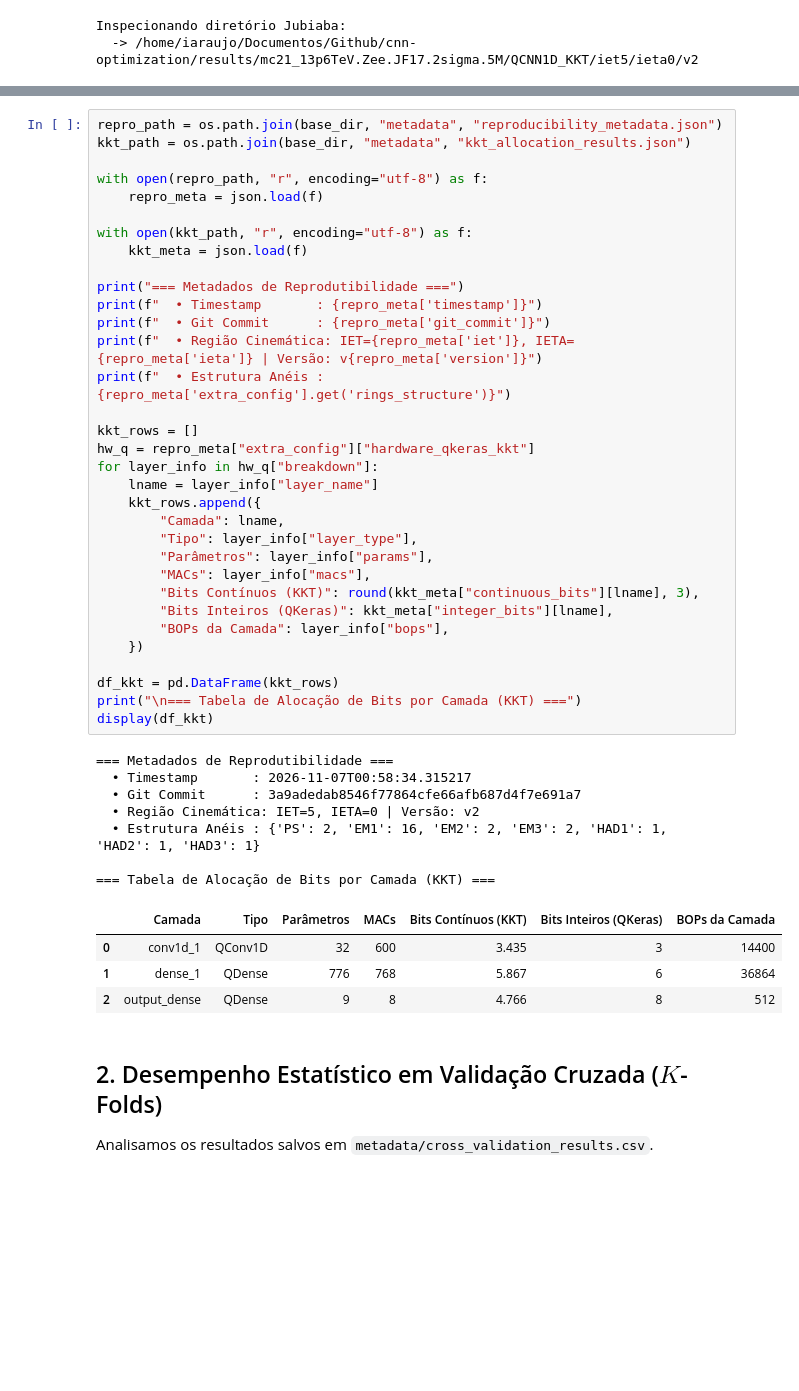
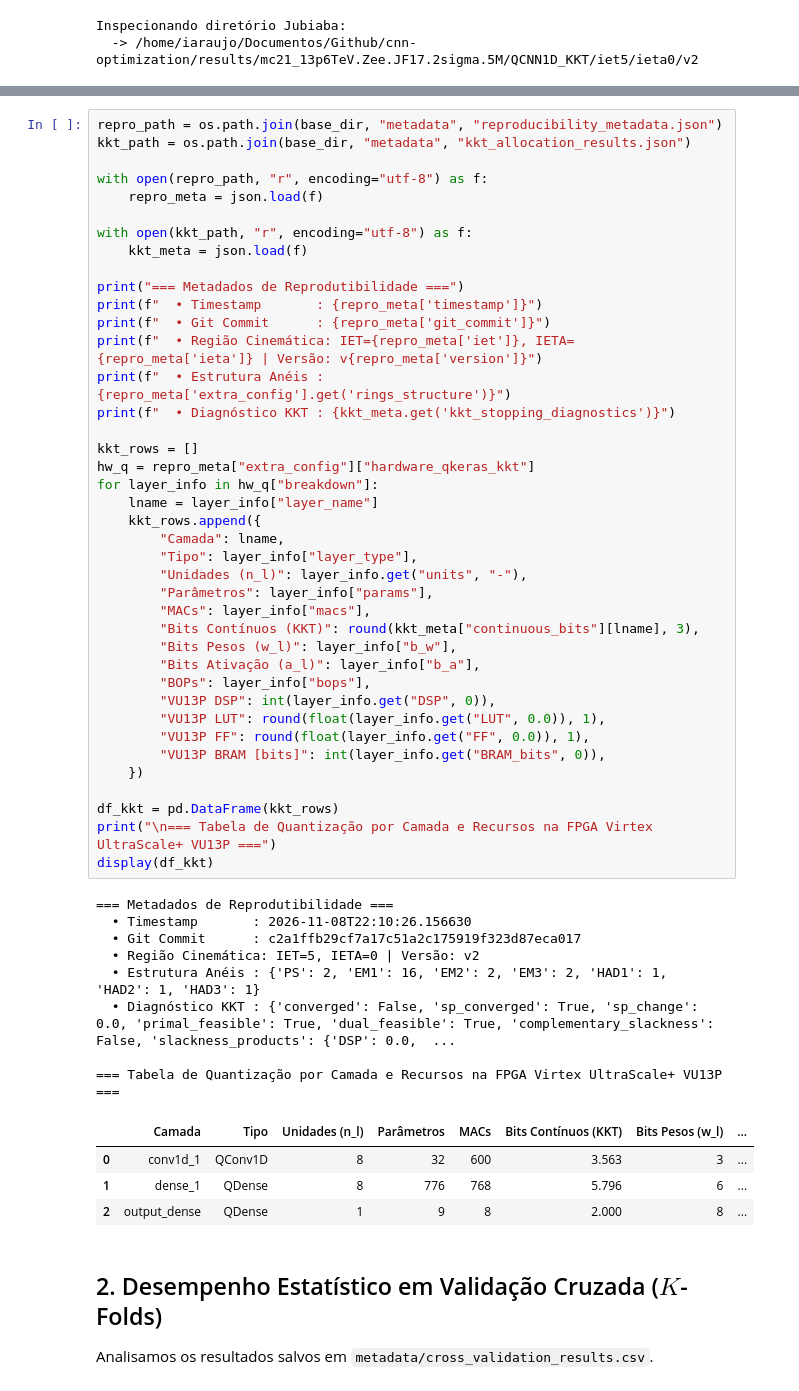
Before and after one commit to Felipe-Freire/cnn-optimization, a Jupyter notebook: notebooks/02_results_and_visualizations.ipynb, the cells around one changed output, grey strips where cells are left out. Drawn from its saved outputs; the diff is of its cells as text; blank space fills up the shorter version.

```diff
--- a/notebooks/02_results_and_visualizations.ipynb
+++ b/notebooks/02_results_and_visualizations.ipynb
@@ -55,43 +55,51 @@ with open(repro_path, "r", encoding="utf-8") as f:
     repro_meta = json.load(f)
 
 with open(kkt_path, "r", encoding="utf-8") as f:
     kkt_meta = json.load(f)
 
 print("=== Metadados de Reprodutibilidade ===")
 print(f"  • Timestamp       : {repro_meta['timestamp']}")
 print(f"  • Git Commit      : {repro_meta['git_commit']}")
 print(f"  • Região Cinemática: IET={repro_meta['iet']}, IETA={repro_meta['ieta']} | Versão: v{repro_meta['version']}")
 print(f"  • Estrutura Anéis : {repro_meta['extra_config'].get('rings_structure')}")
+print(f"  • Diagnóstico KKT : {kkt_meta.get('kkt_stopping_diagnostics')}")
 
 kkt_rows = []
 hw_q = repro_meta["extra_config"]["hardware_qkeras_kkt"]
 for layer_info in hw_q["breakdown"]:
     lname = layer_info["layer_name"]
     kkt_rows.append({
         "Camada": lname,
         "Tipo": layer_info["layer_type"],
+        "Unidades (n_l)": layer_info.get("units", "-"),
         "Parâmetros": layer_info["params"],
         "MACs": layer_info["macs"],
         "Bits Contínuos (KKT)": round(kkt_meta["continuous_bits"][lname], 3),
-        "Bits Inteiros (QKeras)": kkt_meta["integer_bits"][lname],
-        "BOPs da Camada": layer_info["bops"],
+        "Bits Pesos (w_l)": layer_info["b_w"],
+        "Bits Ativação (a_l)": layer_info["b_a"],
+        "BOPs": layer_info["bops"],
+        "VU13P DSP": int(layer_info.get("DSP", 0)),
+        "VU13P LUT": round(float(layer_info.get("LUT", 0.0)), 1),
+        "VU13P FF": round(float(layer_info.get("FF", 0.0)), 1),
+        "VU13P BRAM [bits]": int(layer_info.get("BRAM_bits", 0)),
     })
 
 df_kkt = pd.DataFrame(kkt_rows)
-print("\n=== Tabela de Alocação de Bits por Camada (KKT) ===")
+print("\n=== Tabela de Quantização por Camada e Recursos na FPGA Virtex UltraScale+ VU13P ===")
 display(df_kkt)
 # %% [output]
 === Metadados de Reprodutibilidade ===
-  • Timestamp       : 2026-11-07T00:58:34.315217
-  • Git Commit      : 3a9adedab8546f77864cfe66afb687d4f7e691a7
+  • Timestamp       : 2026-11-08T22:10:26.156630
+  • Git Commit      : c2a1ffb29cf7a17c51a2c175919f323d87eca017
   • Região Cinemática: IET=5, IETA=0 | Versão: v2
   • Estrutura Anéis : {'PS': 2, 'EM1': 16, 'EM2': 2, 'EM3': 2, 'HAD1': 1, 'HAD2': 1, 'HAD3': 1}
+  • Diagnóstico KKT : {'converged': False, 'sp_converged': True, 'sp_change': 0.0, 'primal_feasible': True, 'dual_feasible': True, 'complementary_slackness': False, 'slackness_products': {'DSP': 0.0,  ...
 
-=== Tabela de Alocação de Bits por Camada (KKT) ===
+=== Tabela de Quantização por Camada e Recursos na FPGA Virtex UltraScale+ VU13P ===
-|  | Camada | Tipo | Parâmetros | MACs | Bits Contínuos (KKT) | Bits Inteiros (QKeras) | BOPs da Camada |
-| 0 | conv1d_1 | QConv1D | 32 | 600 | 3.435 | 3 | 14400 |
-| 1 | dense_1 | QDense | 776 | 768 | 5.867 | 6 | 36864 |
-| 2 | output_dense | QDense | 9 | 8 | 4.766 | 8 | 512 |
+|  | Camada | Tipo | Unidades (n_l) | Parâmetros | MACs | Bits Contínuos (KKT) | Bits Pesos (w_l) | ... |
+| 0 | conv1d_1 | QConv1D | 8 | 32 | 600 | 3.563 | 3 | ... |
+| 1 | dense_1 | QDense | 8 | 776 | 768 | 5.796 | 6 | ... |
+| 2 | output_dense | QDense | 1 | 9 | 8 | 2.000 | 8 | ... |
 # %% [markdown]
 ## 2. Desempenho Estatístico em Validação Cruzada ($K$-Folds)
 
```
Also changed, not shown: parts of 6 cells of this notebook, 19 other files.
